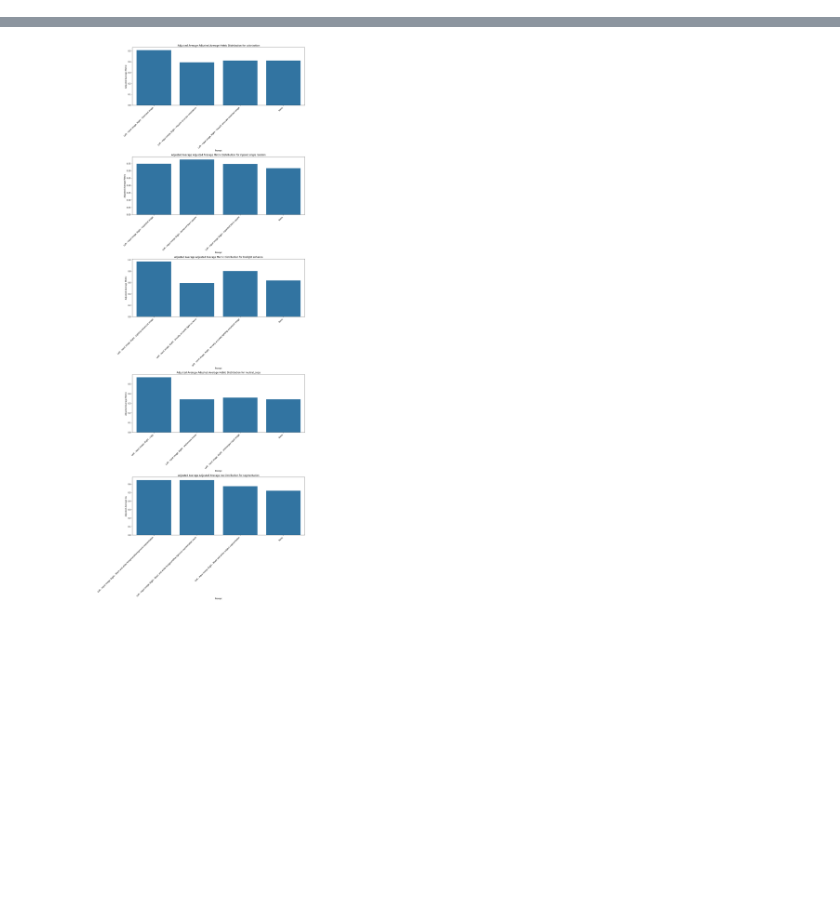
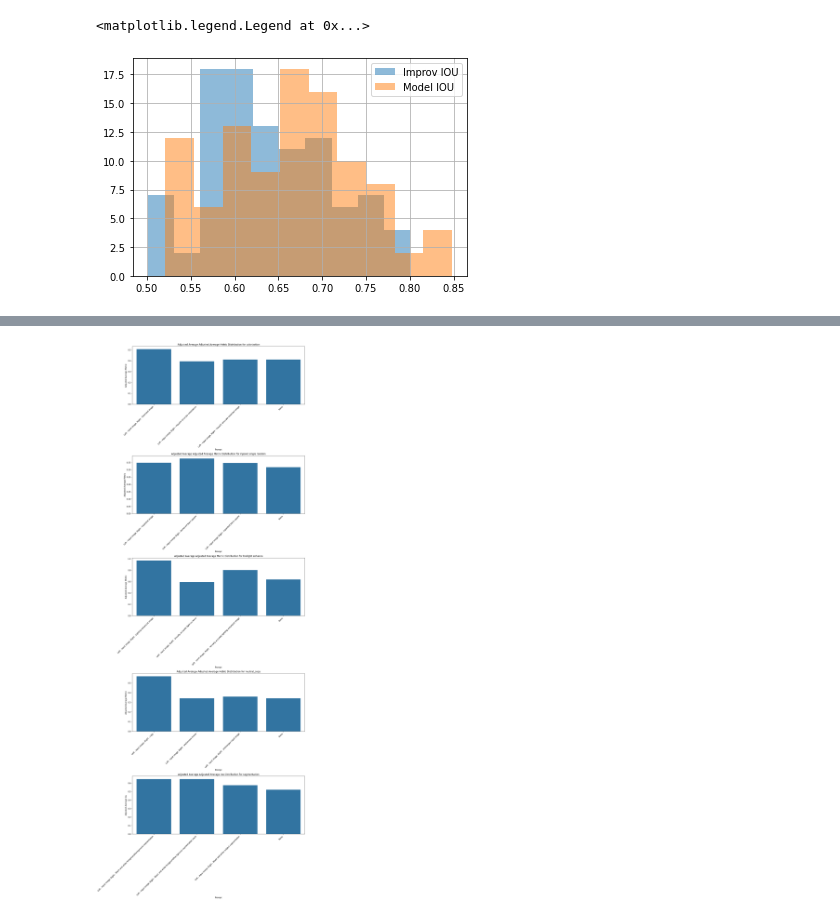
Before and after one commit to alhojel/visual_task_vectors, a Jupyter notebook: filter_pairings.ipynb, the cells around one changed output, grey strips where cells are left out. Drawn from its saved outputs; the diff is of its cells as text; code cells hidden in the pictures; blank space fills up the shorter version.

```diff
--- a/filter_pairings.ipynb
+++ b/filter_pairings.ipynb
@@ -15,0 +73,8 @@ df = pd.DataFrame(data)
+# %%
+good_improv = good_improv[(good_improv["model_iou"]>0.5)&(good_improv["improv_iou"]>0.5)]
+good_improv["improv_iou"].hist(alpha=0.5, label='Improv IOU')
+good_improv["model_iou"].hist(alpha=0.5, label='Model IOU')
+plt.legend()
+# %% [output]
+<matplotlib.legend.Legend at 0x...>
+[figure, added]
```
Also changed, not shown: parts of 20 cells of this notebook, 10 other files.
